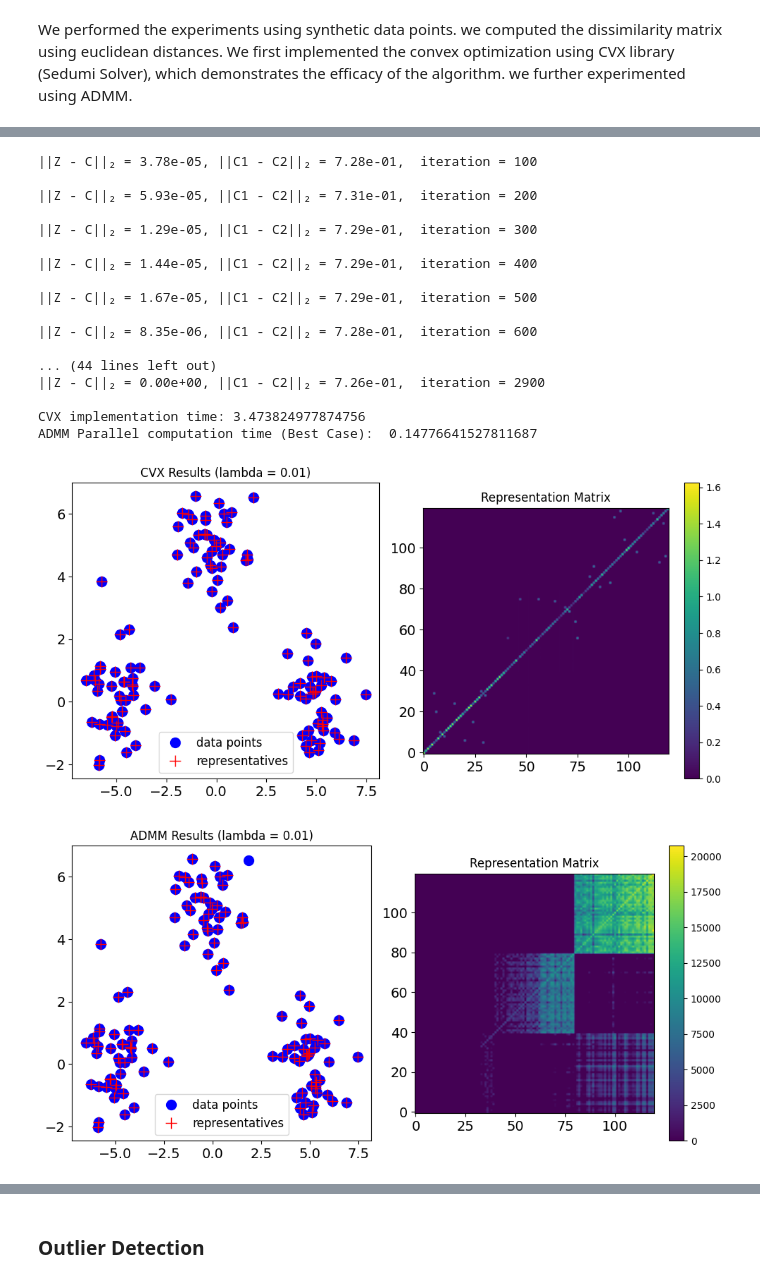
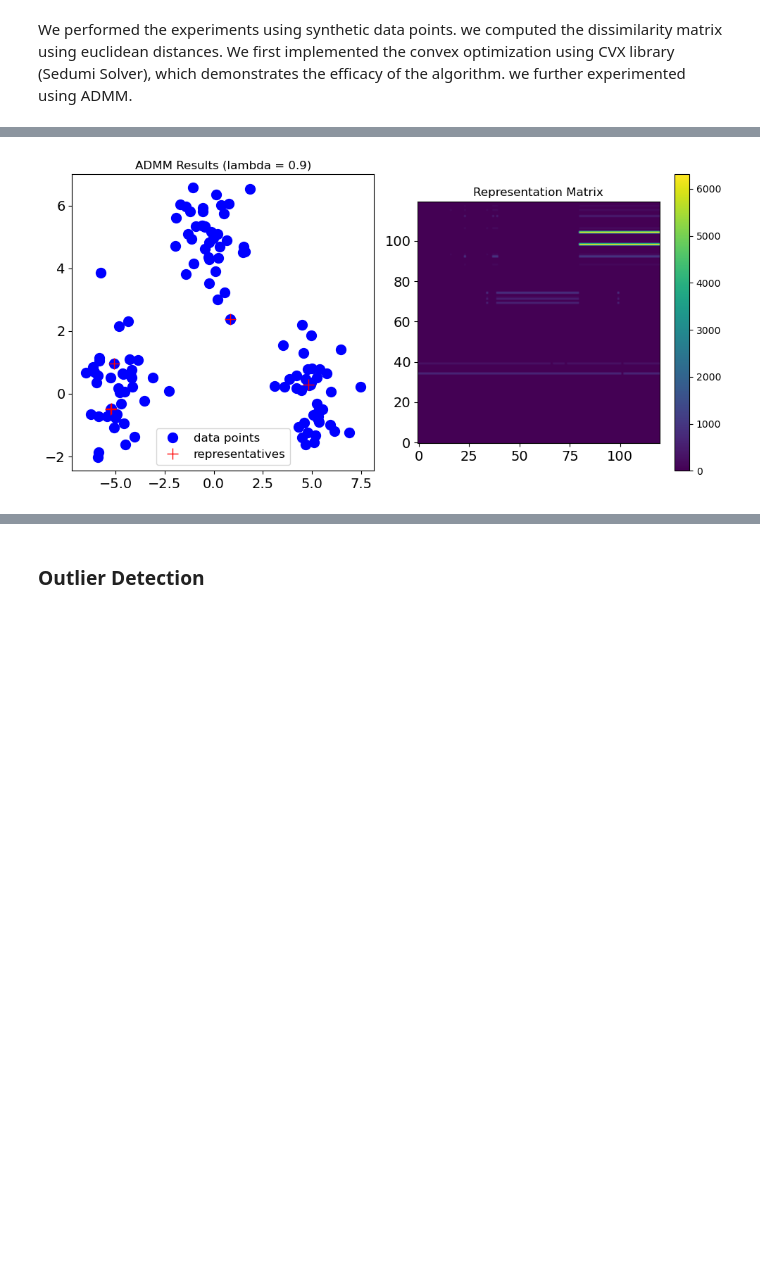
Before and after one commit to paichichi/Dissimilarity-based-Sparse-Subset-Selection, a Jupyter notebook: Dissimilarity-based-Sparse-Subset-Selection.ipynb, the cells around one changed output, grey strips where cells are left out. Saved outputs shown, nothing was run; the diff lists cells and outputs as text; code cells hidden in the pictures; blank space fills up the shorter version.

```diff
--- a/Dissimilarity-based-Sparse-Subset-Selection.ipynb
+++ b/Dissimilarity-based-Sparse-Subset-Selection.ipynb
@@ -294,7 +584,6 @@ import numpy as np
 import cvxpy as cp
 import matplotlib.pyplot as plt
 import time
-
 # Computing similarities between source and target
 def euclidean_distance(X, Y):
     return np.linalg.norm(X - Y)
@@ -311,23 +600,6 @@ def computeDissimilarity(X, Y=None):
             D[i, j] = euclidean_distance(X[:, i], Y[:, j])
 
     return D
-
-def solve_DS3_cvx(D, p, lamda):
-    M, N = D.shape
-
-    Z = cp.Variable((M, N), nonneg=True)
-
-    if p == float('inf'):
-        objective = cp.Minimize(lamda * cp.sum(cp.max(Z, axis=1)) + cp.trace(D.T @ Z))
-    else:
-        objective = cp.Minimize(lamda * cp.sum(cp.norm(Z, axis=1)) + cp.trace(D.T @ Z))
-
-    constraints = [cp.sum(Z, axis=0) == 1]
-
-    prob = cp.Problem(objective, constraints)
-    prob.solve(solver=cp.SCS, eps=tolerance_factor_cvx, max_iters=maxIter_cvx)
-
-    return Z.value
 
 def plot_results(Y, Z, sInd, title):
     fig, axs = plt.subplots(1, 2, figsize=(10, 5))
@@ -353,13 +625,14 @@ Minimizing the Lagrangian function in (12) with respect to Z can be done in O(MN
 We can obtain the solution in the case of p=2 via shrinkage and thresholding operation and
 in the case of p=∞ via projection onto the ℓ1 ball
 '''
+# z_solver(C1 - (lamda_var + D) / mu, lamda_reg / mu * dummy_D, p)
 def z_solver(Z_old, lambda_val, p):
     Z_new = np.zeros_like(Z_old)
     if lambda_val.size > 0:
         D, N = Z_old.shape
         if p == 1:
             Z_new = np.maximum(np.abs(Z_old) - np.tile(lambda_val, (N, 1)).T, 0) * np.sign(Z_old)
-        elif p == 2:
+        if p == 2:
             r = np.zeros(D)
             for j in range(D):
                 r[j] = np.maximum(np.linalg.norm(Z_old[j, :]) - lambda_val[j], 0)
@@ -448,7 +721,7 @@ def solve_DS3_ADMM(D, p, lamda, maxIter):
 
         # Update Z
         # Z = np.linalg.solve((lamda / mu) * np.eye(M) + np.eye(M), (C1 - nu/ mu))
-        Z = z_solver(C1 - (lamda_var + D) / mu, lamda_reg / mu * dummy_D, p)
+        Z = z_solver(C1 - (lamda_var + D)/ mu, lamda_reg / mu * dummy_D, p)
         # Update C
         # C2 = np.minimum(np.maximum(0, Z + (nu + D) / mu), 1)  # Use minimum operation
         C2 = solver_simplex(Z + lamda_var / mu)
@@ -489,6 +762,7 @@ def findRepresentatives(matrix, ratio=0.1):
 beta = 0.5
 tau = 1.0
 p = np.inf
+# p = 2
 maxIter_cvx = 3000
 maxIter = 3000
 tolerance_factor_cvx = 0.0
@@ -518,26 +792,13 @@ Y = X
 D = computeDissimilarity(X, Y)
 D /= np.max(D)
 
-lamda_val = [0.01, 0.9]
+lamda = 0.9
 
-for lamda in lamda_val:
-    # w = compute_w(D, beta, tau)
-    start_time_cvx = time.time()
-    Z_cvx = solve_DS3_cvx(D, p, lamda)
-    end_time_cvx = time.time()
-    cvx_time = end_time_cvx - start_time_cvx
-
-    start_time_ADMM = time.time()
-    Z_ADMM = solve_DS3_ADMM(D, p, lamda, maxIter)
-    end_time_ADMM = time.time()
-    ADMM_time = end_time_ADMM - start_time_ADMM
-
-    print("CVX implementation time:", cvx_time)
-    print("ADMM Parallel computation time (Best Case): ", ADMM_time / (num_groups * points_per_group)  )
-
-    sInd_cvx = findRepresentatives(Z_cvx)
-    sInd_numpy = findRepresentatives(Z_ADMM)
-
-    plot_results(Y, Z_cvx, sInd_cvx, "CVX Results (lambda = {})".format(lamda))
-    plot_results(Y, Z_ADMM, sInd_numpy, "ADMM Results (lambda = {})".format(lamda))
+start_time_ADMM = time.time()
+Z_ADMM = solve_DS3_ADMM(D, p, lamda, maxIter)
+end_time_ADMM = time.time()
+ADMM_time = end_time_ADMM - start_time_ADMM
+print("ADMM Parallel computation time (Best Case): ", ADMM_time / (num_groups * points_per_group)  )
+sInd_numpy = findRepresentatives(Z_ADMM)
+plot_results(Y, Z_ADMM, sInd_numpy, "ADMM Results (lambda = {})".format(lamda))
 # %% [output]
@@ -545,19 +822 @@ for lamda in lamda_val:
-||Z - C||₂ = 3.78e-05, ||C1 - C2||₂ = 7.28e-01,  iteration = 100
-
-||Z - C||₂ = 5.93e-05, ||C1 - C2||₂ = 7.31e-01,  iteration = 200
-
-||Z - C||₂ = 1.29e-05, ||C1 - C2||₂ = 7.29e-01,  iteration = 300
-
-||Z - C||₂ = 1.44e-05, ||C1 - C2||₂ = 7.29e-01,  iteration = 400
-
-||Z - C||₂ = 1.67e-05, ||C1 - C2||₂ = 7.29e-01,  iteration = 500
-
-||Z - C||₂ = 8.35e-06, ||C1 - C2||₂ = 7.28e-01,  iteration = 600
-
-... (44 lines left out)
-||Z - C||₂ = 0.00e+00, ||C1 - C2||₂ = 7.26e-01,  iteration = 2900
-
-CVX implementation time: 3.473824977874756
-ADMM Parallel computation time (Best Case):  0.14776641527811687
-[figure, old version]
+[figure, new version]
-[figure, removed]
```
Also changed, not shown: parts of 7 cells of this notebook.
